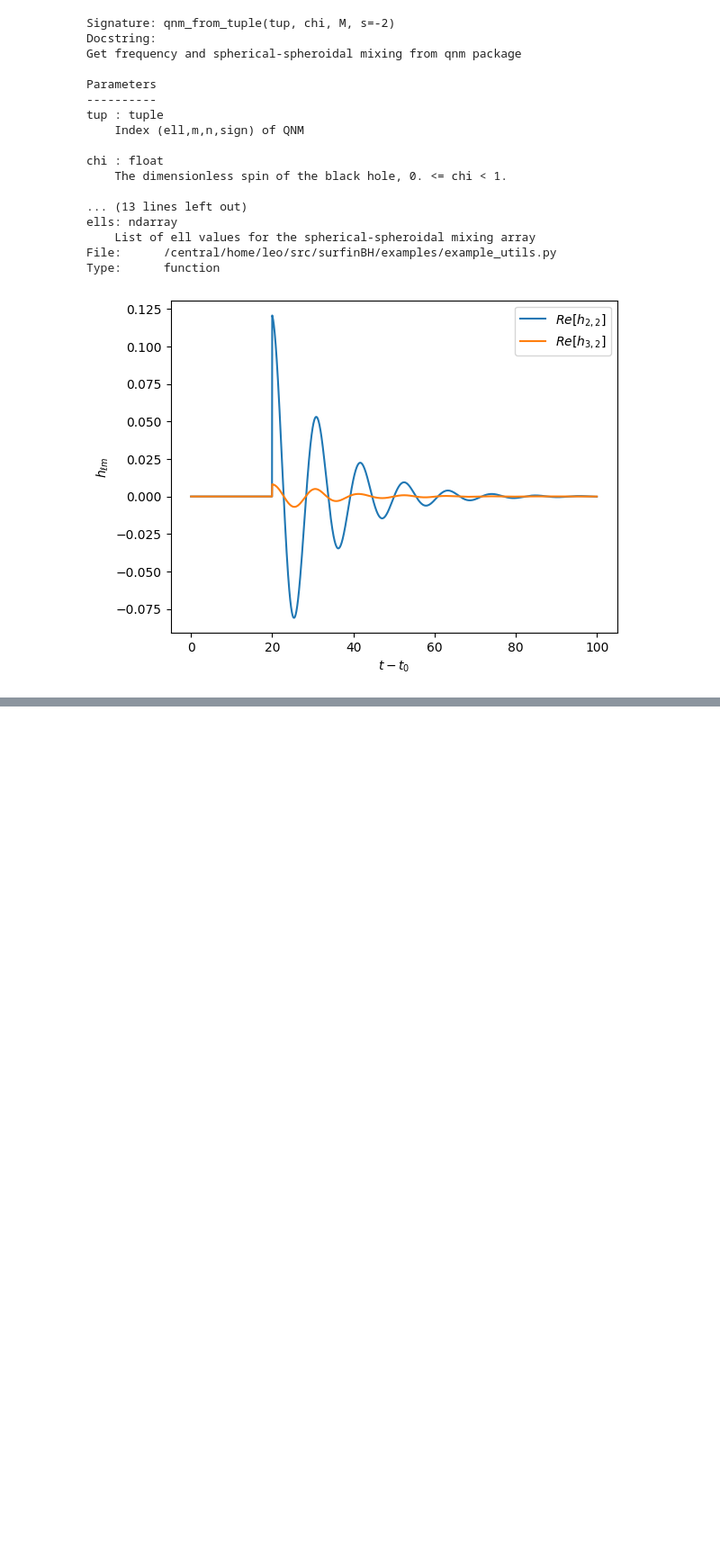
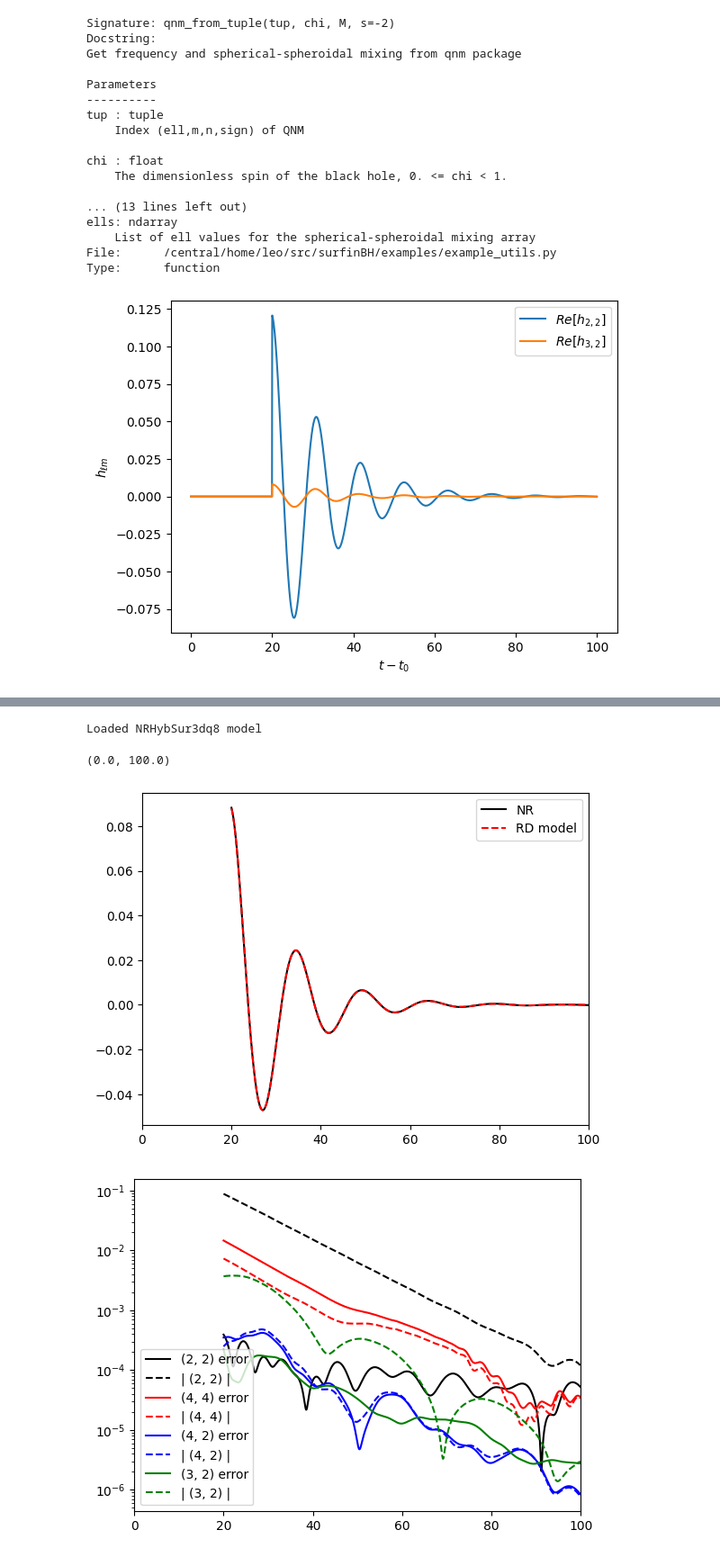
Before and after one commit to vijayvarma392/surfinBH, a Jupyter notebook: examples/example_3dq8_RD.ipynb, the cells around one changed output, grey strips where cells are left out. Shown: that part at 90% size. Cells and saved outputs as stored; diff of their text form; code cells hidden in the pictures; blank space fills up the shorter version.

Commit message:
add Fig 10 ringdown example to notebook

```diff
--- a/examples/example_3dq8_RD.ipynb
+++ b/examples/example_3dq8_RD.ipynb
@@ -142,0 +155,4 @@ plt.show()
+# %%
+sur = gws.LoadSurrogate('NRHybSur3dq8')
+# %% [output]
+Loaded NRHybSur3dq8 model
@@ -142,0 +184,49 @@ plt.show()
+# %%
+q = 4.1
+chiA = [0, 0, -0.3]
+chiB = [0, 0, -0.8]
+f_low = 5e-3    # initial frequency, Units of cycles/M
+
+t     = np.arange(0., 100., 0.05)
+t, hnr, dyn = sur(q, chiA, chiB,  f_low=f_low, times=t)
+h_RD = ringdown(q, chiA, chiB, t)
+
+common_modes = set(hnr.keys()).intersection( set(h_RD.keys()) )
+
+hnr = {mode: hnr[mode] for mode in common_modes}
+h_RD = {mode: h_RD[mode] for mode in common_modes}
+
+# find optimal time and phase shift to match h_RD to hnr
+[errors_before_min, errors_after_min], [tc, phic], [common_times,hnr_aligned,h_RD_aligned] = \
+                            minimize_norm_error_multi_mode(t, hnr, t, h_RD, mode_list=None, ell_m_match=(2,2),\
+                                    t_low_adj=0,t_up_adj=0,method='nelder-mead')
+
+mode_differences = {}
+for mode in common_modes:
+    mode_differences[mode] = abs(hnr_aligned[mode] - h_RD_aligned[mode])
+# %%
+plt.figure(1)
+plt.plot(common_times,hnr_aligned[(2,2)].real,'k', label='NR')
+plt.plot(common_times,h_RD_aligned[(2,2)].real,'r--', label='RD model')
+plt.legend()
+plt.xlim([0,100])
+
+plt.figure(2)
+mode = (2,2)
+plt.semilogy(common_times,mode_differences[mode], 'k', label='{} error'.format(mode))
+plt.semilogy(common_times, np.abs(hnr_aligned[mode]), 'k--', label='| {} | '.format(mode))
+mode = (4,4)
+plt.semilogy(common_times,mode_differences[mode], 'r', label='{} error'.format(mode))
+plt.semilogy(common_times, np.abs(hnr_aligned[mode]), 'r--', label='| {} | '.format(mode))
+mode = (4,2)
+plt.semilogy(common_times,mode_differences[mode], 'b', label='{} error'.format(mode))
+plt.semilogy(common_times, np.abs(hnr_aligned[mode]), 'b--', label='| {} | '.format(mode))
+mode = (3,2)
+plt.semilogy(common_times,mode_differences[mode], 'g', label='{} error'.format(mode))
+plt.semilogy(common_times, np.abs(hnr_aligned[mode]), 'g--', label='| {} | '.format(mode))
+plt.legend()
+plt.xlim([0,100])
+# %% [output]
+(0.0, 100.0)
+[figure, added]
+[figure, added]
```
Also changed, not shown: parts of 6 cells of this notebook.
